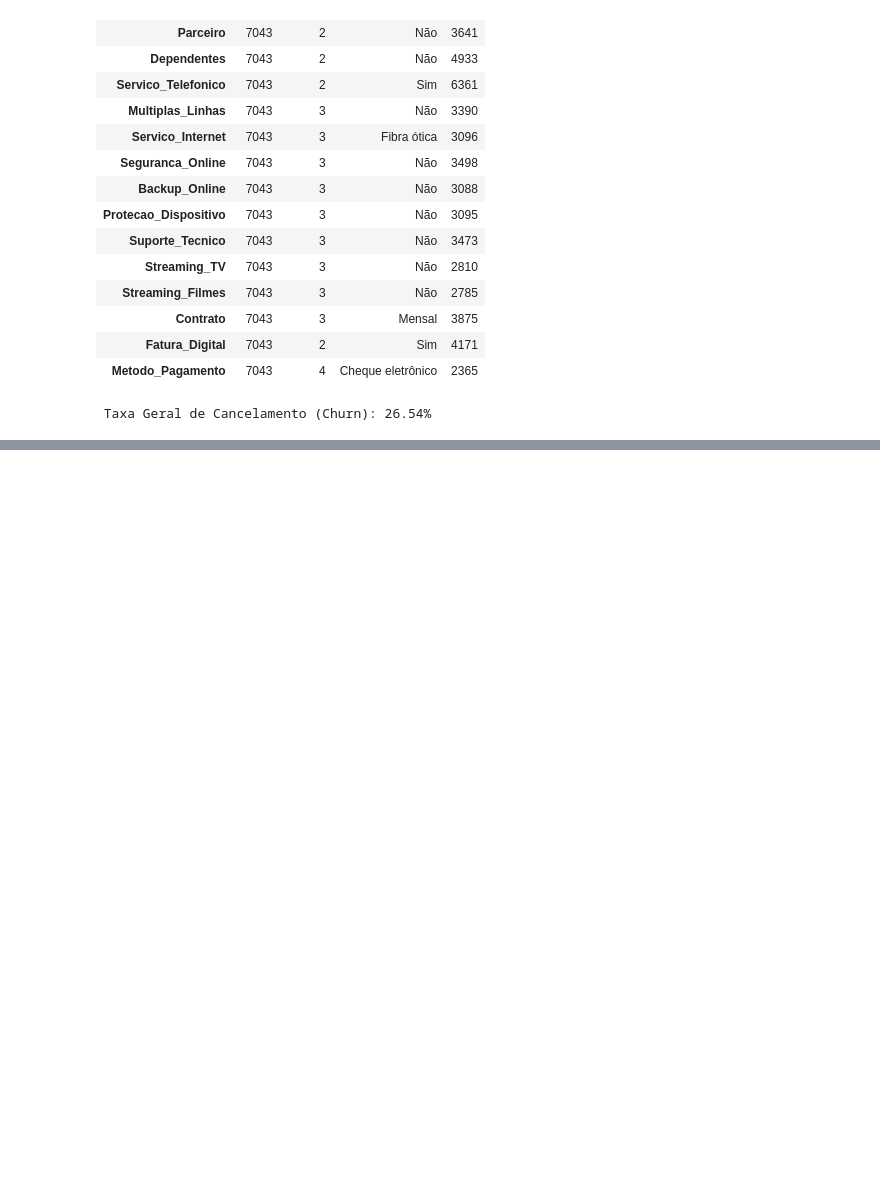
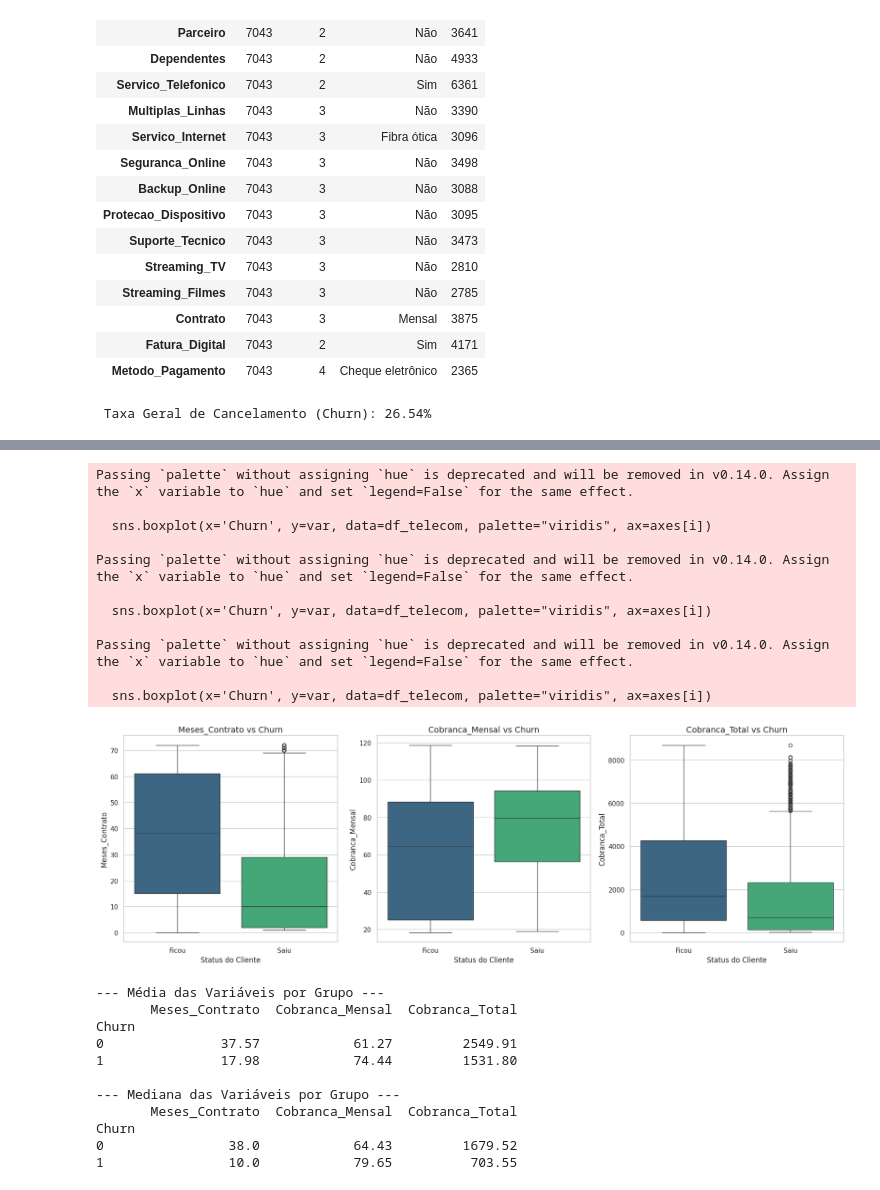
Before and after one commit to neigit485/Challeng-_TelecomX_BR_Evasao_Clientes, a Jupyter notebook: Challeng_TelecomX_BR_ETL.ipynb, the cells around one changed output, grey strips where cells are left out. Saved outputs shown, nothing was run; the diff lists cells and outputs as text; code cells hidden in the pictures; blank space fills up the shorter version.

```diff
--- a/Challeng_TelecomX_BR_ETL.ipynb
+++ b/Challeng_TelecomX_BR_ETL.ipynb
@@ -302,0 +380,47 @@ print(f"\n Taxa Geral de Cancelamento (Churn): {taxa_churn:.2f}%")
+# %%
+variaveis_numericas = ['Meses_Contrato', 'Cobranca_Mensal', 'Cobranca_Total']
+
+fig, axes = plt.subplots(1, 3, figsize=(18, 6))
+
+for i, var in enumerate(variaveis_numericas):
+
+    sns.boxplot(x='Churn', y=var, data=df_telecom, palette="viridis", ax=axes[i])
+
+    axes[i].set_title(f'{var} vs Churn', fontsize=14)
+    axes[i].set_xlabel('Status do Cliente', fontsize=12)
+    axes[i].set_ylabel(var, fontsize=12)
+
+    axes[i].set_xticklabels(['Ficou', 'Saiu'])
+
+plt.tight_layout()
+plt.show()
+
+print("--- Média das Variáveis por Grupo ---")
+print(df_telecom.groupby('Churn')[variaveis_numericas].mean().round(2))
+
+print("\n--- Mediana das Variáveis por Grupo ---")
+print(df_telecom.groupby('Churn')[variaveis_numericas].median().round(2))
+# %% [output]
+Passing `palette` without assigning `hue` is deprecated and will be removed in v0.14.0. Assign the `x` variable to `hue` and set `legend=False` for the same effect.
+
+  sns.boxplot(x='Churn', y=var, data=df_telecom, palette="viridis", ax=axes[i])
+
+Passing `palette` without assigning `hue` is deprecated and will be removed in v0.14.0. Assign the `x` variable to `hue` and set `legend=False` for the same effect.
+
+  sns.boxplot(x='Churn', y=var, data=df_telecom, palette="viridis", ax=axes[i])
+
+Passing `palette` without assigning `hue` is deprecated and will be removed in v0.14.0. Assign the `x` variable to `hue` and set `legend=False` for the same effect.
+
+  sns.boxplot(x='Churn', y=var, data=df_telecom, palette="viridis", ax=axes[i])
+[figure, added]
+--- Média das Variáveis por Grupo ---
+       Meses_Contrato  Cobranca_Mensal  Cobranca_Total
+Churn
+0               37.57            61.27         2549.91
+1               17.98            74.44         1531.80
+
+--- Mediana das Variáveis por Grupo ---
+       Meses_Contrato  Cobranca_Mensal  Cobranca_Total
+Churn
+0                38.0            64.43         1679.52
+1                10.0            79.65          703.55
```
Also changed, not shown: parts of 7 cells of this notebook.
